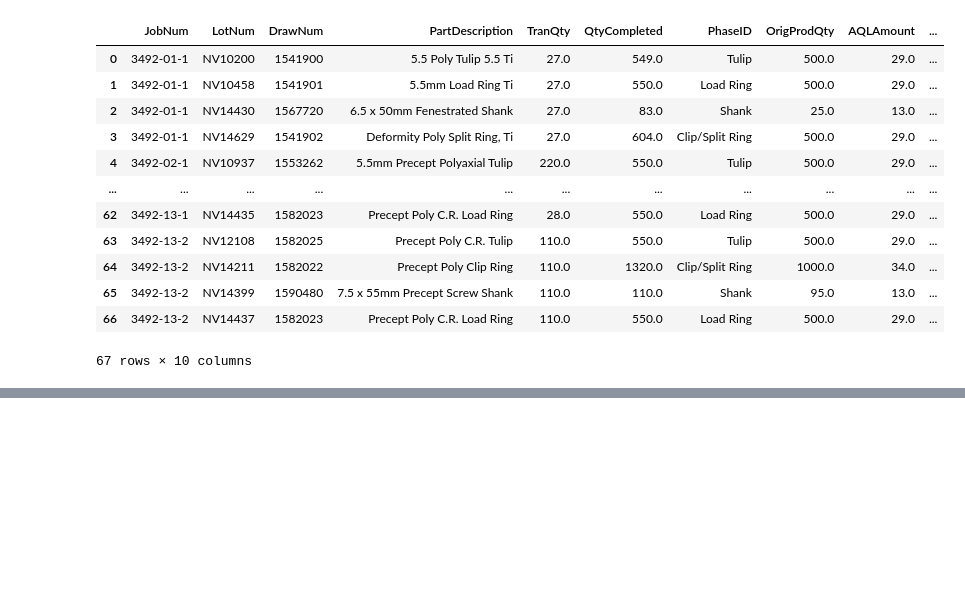
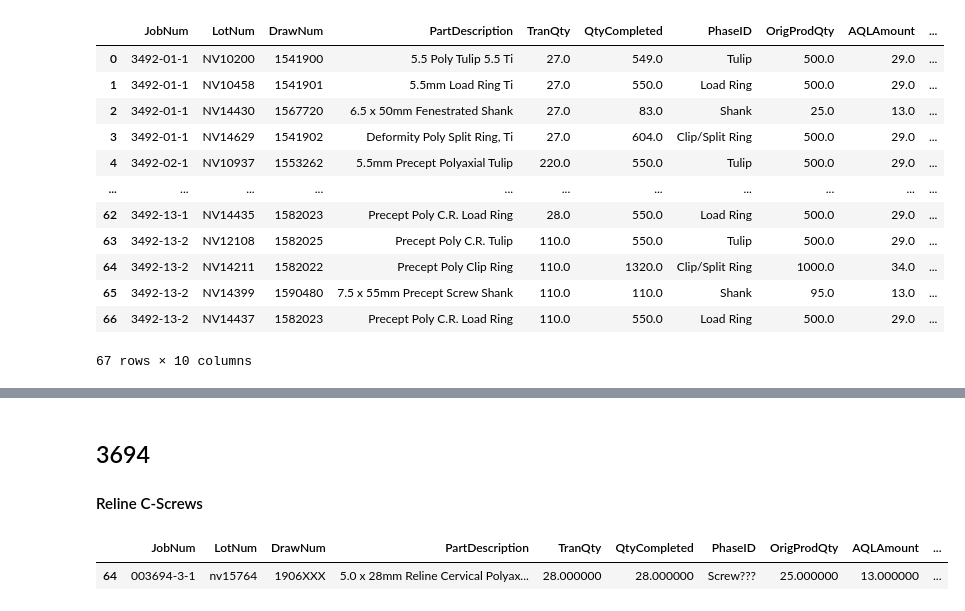
Before and after one commit to tall-geese/AQL-order-breakdown, a Jupyter notebook: notebooks/DataCollectionAndCleaning.ipynb, the cells around one changed output, grey strips where cells are left out. Drawn from its saved outputs; the diff is of its cells as text; code cells hidden in the pictures; blank space fills up the shorter version.

```diff
--- a/notebooks/DataCollectionAndCleaning.ipynb
+++ b/notebooks/DataCollectionAndCleaning.ipynb
@@ -292,0 +366,19 @@ so3492_df
+# %% [markdown]
+## 3694
+
+#### Reline C-Screws
+# %%
+so3694_query = None
+
+with open(os.getcwd().replace('notebooks','sql\\InventoryAssignments2.sql')) as f:
+    so3694_query = f.read().split(';')[0].format(SO=3694)
+
+with create_engine(epicorConnectionString).connect() as con:
+    so3694_df = pd.read_sql(text(so3694_query), con)
+
+
+# Just a single row that was labeled as Screw instead of Shank
+so3694_df[so3694_df['PhaseID'].str.contains('Screw')].style.applymap(highlight_yellow, pd.IndexSlice[['JobNum','TranQty','PhaseID']])
+# %% [output]
+|  | JobNum | LotNum | DrawNum | PartDescription | TranQty | QtyCompleted | PhaseID | OrigProdQty | AQLAmount | ... |
+| 64 | 003694-3-1 | nv15764 | 1906XXX | 5.0 x 28mm Reline Cervical Polyax... | 28.000000 | 28.000000 | Screw??? | 25.000000 | 13.000000 | ... |
```
Also changed, not shown: parts of 8 cells of this notebook, 5 other files.
